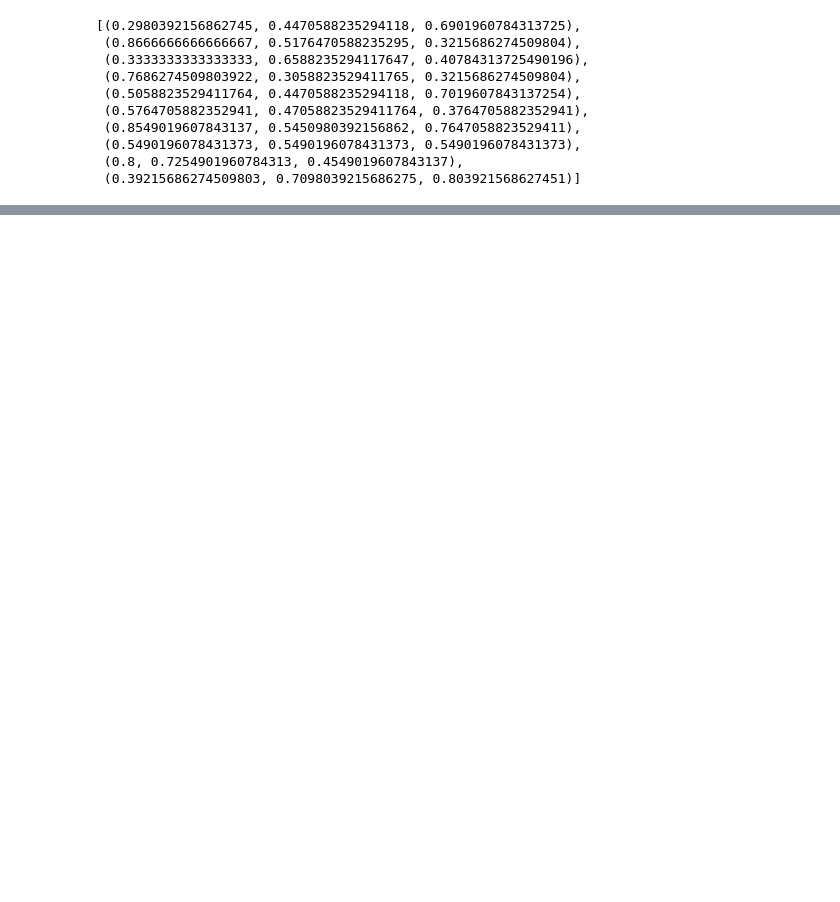
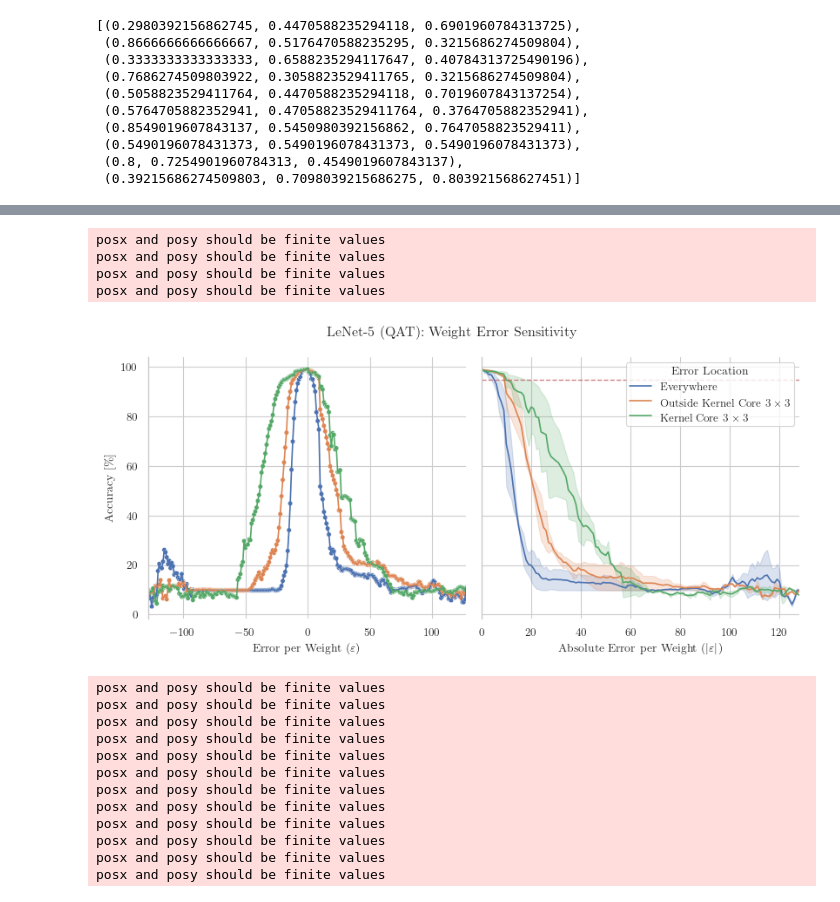
Before and after one commit to mlorinc/cnn-cgp-compressor, a Jupyter notebook: cmd/compress/lenet.ipynb, the cells around one changed output, grey strips where cells are left out. Cells and saved outputs as stored; diff of their text form; code cells hidden in the pictures; blank space fills up the shorter version.

```diff
--- a/cmd/compress/lenet.ipynb
+++ b/cmd/compress/lenet.ipynb
@@ -157 +246,49 @@ posx and posy should be finite values
+# %%
+filtered_df = df.copy()
+value_vars = ["Top-1"]
+
+filtered_df["Abs Error"] = np.abs(filtered_df["Error"])
+plot_df = pd.melt(filtered_df, id_vars=["Error", "Abs Error", "Error Location"], value_vars=value_vars, var_name="Metric", value_name="Accuracy")
+plot_df["Accuracy"] = plot_df["Accuracy"] * 100
+
+fig, (ax1, ax2) = plt.subplots(1, 2, figsize=(8.27, 4))
+
+g1 = sns.lineplot(data=plot_df, x="Error", y="Accuracy", hue="Error Location", ax=ax1)
+sns.scatterplot(data=plot_df, x="Error", y="Accuracy", hue="Error Location", s=15, ax=ax1, legend=False)
+g1.set(xlabel=r"Error per Weight ($\varepsilon$)", ylabel=r"Accuracy [$\%$]", xlim=(-128, 127))
+ax1.get_legend().remove()
+
+g2 = sns.lineplot(data=plot_df, x="Abs Error", y="Accuracy", hue="Error Location", ax=ax2)
+g2.set(xlabel=r"Absolute Error per Weight ($\left|\varepsilon\right|$)", ylabel=None, xlim=(0, 128), yticklabels=[])
+# sns.scatterplot(data=plot_df, x="Abs Error", y="Accuracy", hue="Error Location", s=15, ax=ax2, legend=False)
+ax2.legend(loc="upper right", title="Error Location")
+plot_line(g2, 95, "95", color="#c15c62")
+# plot_line(g2, 90, "90", color="#c15c62")
+# plot_line(g2, 83, "83", color="#c15c62")
+
+fig.suptitle("LeNet-5 (QAT): Weight Error Sensitivity")
+sns.despine(fig, bottom=True)
+plt.tight_layout()
+plt.show()
+fig.savefig(data_store / "lenet.256.all.error.svg")
+fig.savefig(data_store / "lenet.256.all.error.png")
+fig.savefig(data_store / "lenet.256.all.error.pdf")
+# %% [output]
+posx and posy should be finite values
+posx and posy should be finite values
+posx and posy should be finite values
+posx and posy should be finite values
+[figure, added]
+posx and posy should be finite values
+posx and posy should be finite values
+posx and posy should be finite values
+posx and posy should be finite values
+posx and posy should be finite values
+posx and posy should be finite values
+posx and posy should be finite values
+posx and posy should be finite values
+posx and posy should be finite values
+posx and posy should be finite values
+posx and posy should be finite values
+posx and posy should be finite values
 # %%
```
Also changed, not shown: parts of 6 cells of this notebook, 1 other file.
